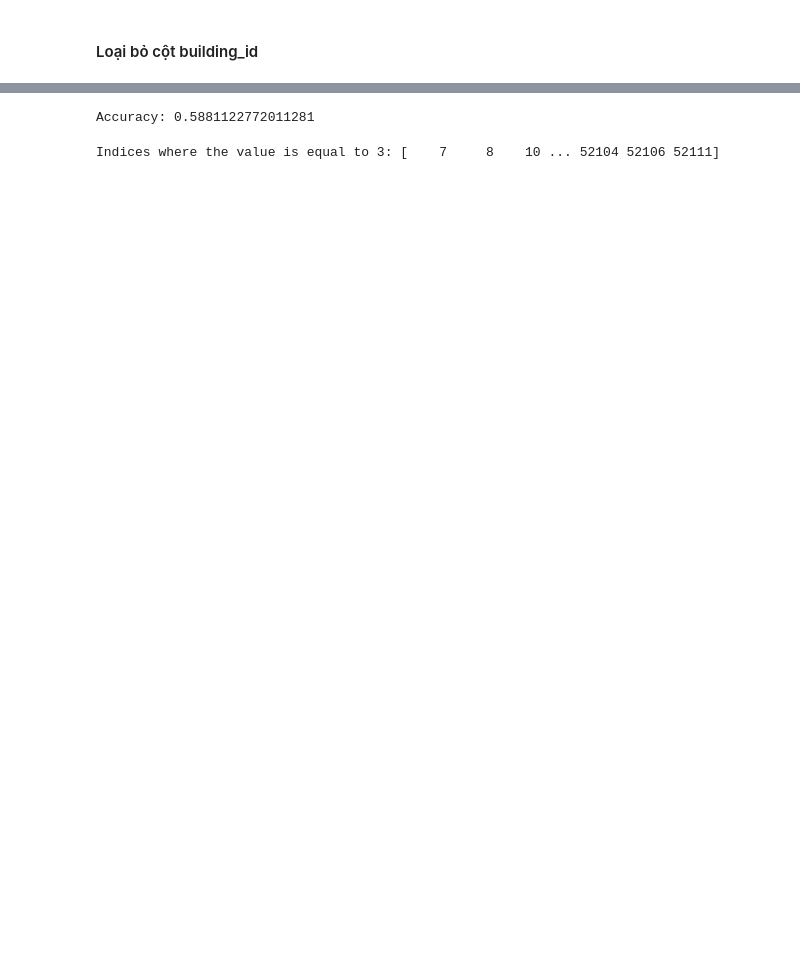
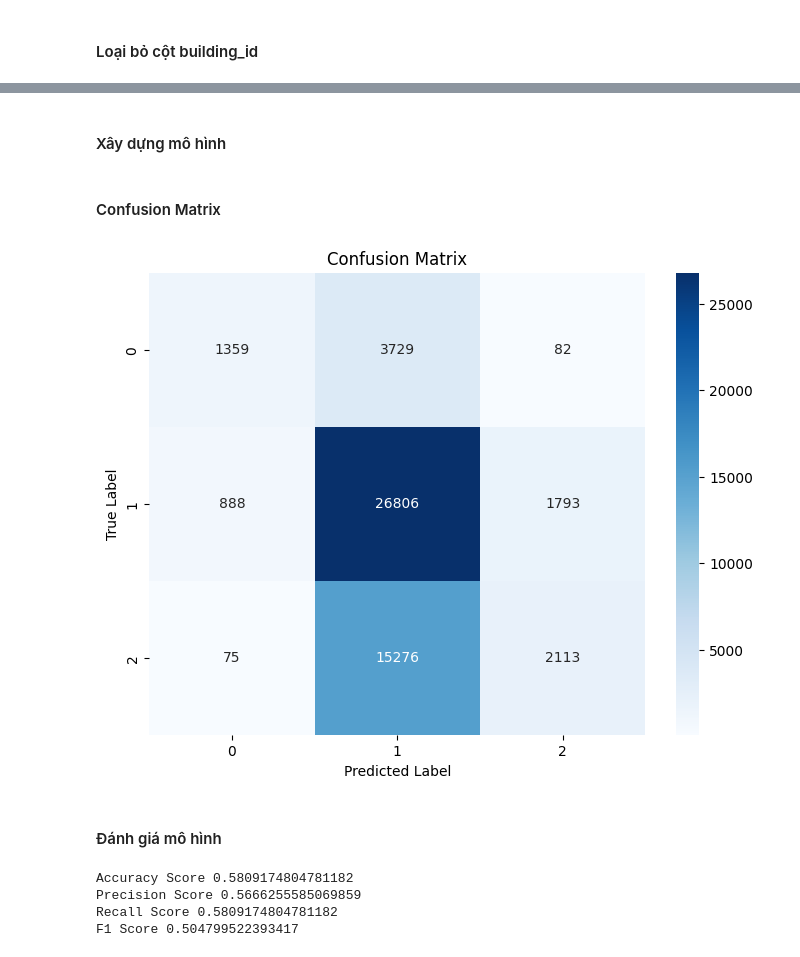
Before and after one commit to anbit192/earthquake, a Jupyter notebook: multinomial_regression.ipynb, the cells around one changed output, grey strips where cells are left out. Cells and saved outputs as stored; diff of their text form; code cells hidden in the pictures; blank space fills up the shorter version.

Commit message:
update confusion matrix

```diff
--- a/multinomial_regression.ipynb
+++ b/multinomial_regression.ipynb
@@ -61,0 +70,3 @@ df.head()
+# %%
+df = map_str_values(df)
+df
@@ -62,4 +88,2 @@ df.head()
 # %% [markdown]
 #### Loại bỏ cột building_id
-# %%
-df.drop('building_id', axis=1, inplace=True)
@@ -68,3 +90 @@ columns_before = df.columns
-# %%
-df = pd.get_dummies(df)
 # %%
@@ -92,6 +112,8 @@ y = df['damage_grade']
 
 # Split data into training and testing sets
 X_train, X_test, y_train, y_test = train_test_split(X, y, test_size=0.2, random_state=42)
+# %% [markdown]
+#### Xây dựng mô hình
 # %%
 
 
@@ -103,22 +125,8 @@ X_test = scaler.transform(X_test)
 # Xây dựng mô hình hồi quy đa thức bằng thư viện
 model = LogisticRegression(multi_class='multinomial', solver='lbfgs')
 
-# Train the model
+# Huấn luyện mô hình
 model.fit(X_train, y_train)
 
-# Make predictions
+# Mô hình đưa ra dự đoán
 y_pred = model.predict(X_test)
-
-# Evaluate the model
-accuracy = accuracy_score(y_test, y_pred)
-print("Accuracy:", accuracy)
-# %% [output]
-Accuracy: 0.5881122772011281
-# %%
-
-# Assuming y_pred is your array of predicted values
-indices = np.where(y_pred == 3)[0]
-
-print("Indices where the value is equal to 3:", indices)
-# %% [output]
-Indices where the value is equal to 3: [    7     8    10 ... 52104 52106 52111]
@@ -124,0 +137,14 @@ Indices where the value is equal to 3: [    7     8    10 ... 52104 52106 52111]
+# %% [markdown]
+#### Confusion Matrix
+# %%
+conf_matrix = confusion_matrix(y_test, y_pred)
+plt.figure(figsize=(8, 6))
+sns.heatmap(conf_matrix, annot=True, fmt="d", cmap="Blues")
+plt.title("Confusion Matrix")
+plt.xlabel("Predicted Label")
+plt.ylabel("True Label")
+plt.show()
+# %% [output]
+[figure, added]
+# %% [markdown]
+#### Đánh giá mô hình
@@ -124,0 +156,15 @@ Indices where the value is equal to 3: [    7     8    10 ... 52104 52106 52111]
+# %%
+accuracy = accuracy_score(y_test, y_pred)
+precision = precision_score(y_test, y_pred, average='weighted')
+recall = recall_score(y_test, y_pred, average='weighted')
+f1 = f1_score(y_test, y_pred, average='weighted')
+
+print("Accuracy Score", accuracy)
+print("Precision Score", precision)
+print("Recall Score", recall)
+print("F1 Score", f1)
+# %% [output]
+Accuracy Score 0.5809174804781182
+Precision Score 0.5666255585069859
+Recall Score 0.5809174804781182
+F1 Score 0.504799522393417
```
Also changed, not shown: parts of 12 cells of this notebook.
